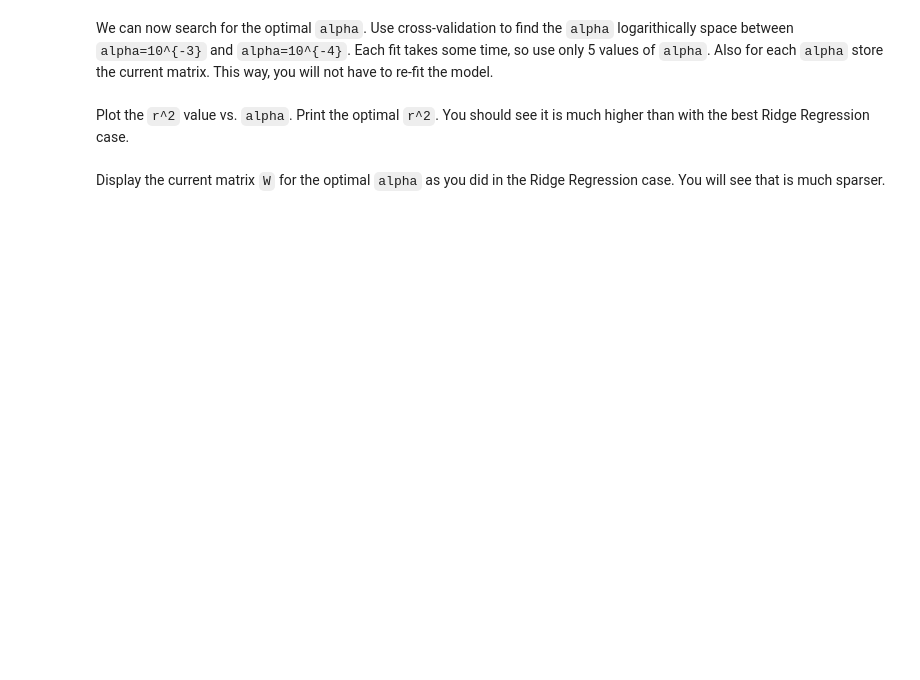
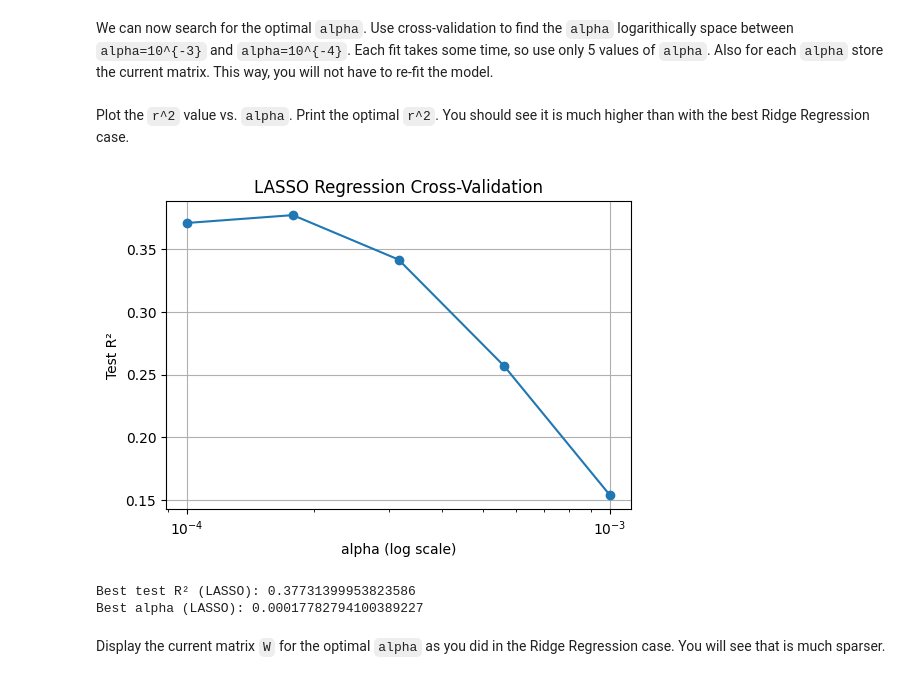
Before and after one commit to IrisLiu07311370/ML, a Jupyter notebook: unit05_lasso/lab_eeg_partial.ipynb, the cells around one changed output. Drawn from its saved outputs; the diff is of its cells as text; code cells hidden in the pictures; blank space fills up the shorter version.

```diff
--- a/unit05_lasso/lab_eeg_partial.ipynb
+++ b/unit05_lasso/lab_eeg_partial.ipynb
@@ -219,6 +218,6 @@ Re-fit the training data using the `Lasso` model with `alpha=1e-3`.  Also set `m
 
 from sklearn.linear_model import Lasso
 
-lasso = Lasso(alpha=1e-3, max_iter=1000, tol=0.01)
+lasso = Lasso(alpha=1e-3, max_iter=100, tol=0.01)
 lasso.fit(Xtr, Ytr)
 # %% [output]
@@ -226,16 +225,2 @@ Lasso(alpha=0.001, tol=0.01)
 # %% [markdown]
 Now, test the model on the test data and measure the `R^2` value.  You should get a much better fit than with the Ridge regression solution.
-# %%
-# TODO
-
-alphas_lasso = np.logspace(-3, -4, 5)   # [1e-3, ..., 1e-4]
-r2_test_scores_lasso = []
-
-for a in alphas_lasso:
-    lasso_cv = Lasso(alpha=a, max_iter=5000, tol=0.01)
-    lasso_cv.fit(Xtr, Ytr)
-    Yts_pred_cv = lasso_cv.predict(Xts)
-    r2_test_scores_lasso.append(r2_score(Yts, Yts_pred_cv))
-
-print("Alphas:", alphas_lasso)
-print("R² scores:", r2_test_scores_lasso)
@@ -249,2 +243,19 @@ We can now search for the optimal `alpha`.  Use cross-validation to find the `al
+# %%
+# TODO
+
+alphas_lasso = np.logspace(-3, -4, 5)   # from 1e-3 to 1e-4
+r2_test_scores_lasso = []
+W_list = []
+
+for a in alphas_lasso:
+    lasso_cv = Lasso(alpha=a, max_iter=100, tol=0.01)
+    lasso_cv.fit(Xtr, Ytr)
+    Yts_pred_cv = lasso_cv.predict(Xts)
+    r2_test_scores_lasso.append(r2_score(Yts, Yts_pred_cv))
+
+    # Save current matrix
+    W_list.append(lasso_cv.coef_.T)   # shape: (ncur, nt)
+
+r2_test_scores_lasso = np.array(r2_test_scores_lasso)
 # %% [markdown]
 Plot the `r^2` value vs. `alpha`.  Print the optimal `r^2`.  You should see it is much higher than with the best Ridge Regression case.
@@ -253,2 +262,18 @@ Plot the `r^2` value vs. `alpha`.  Print the optimal `r^2`.  You should see it i
+# %%
+# TODO
+plt.figure(figsize=(6, 4))
+plt.semilogx(alphas_lasso, r2_test_scores_lasso, marker='o')
+plt.xlabel("alpha (log scale)")
+plt.ylabel("Test R²")
+plt.title("LASSO Regression Cross-Validation")
+plt.grid(True)
+plt.show()
+
+print("Best test R² (LASSO):", r2_test_scores_lasso.max())
+print("Best alpha (LASSO):", alphas_lasso[r2_test_scores_lasso.argmax()])
+# %% [output]
+[figure, added]
+Best test R² (LASSO): 0.37731399953823586
+Best alpha (LASSO): 0.00017782794100389227
 # %% [markdown]
 Display the current matrix `W` for the optimal `alpha` as you did in the Ridge Regression case.  You will see that is much sparser.
```
Also changed, not shown: parts of 12 cells of this notebook.
